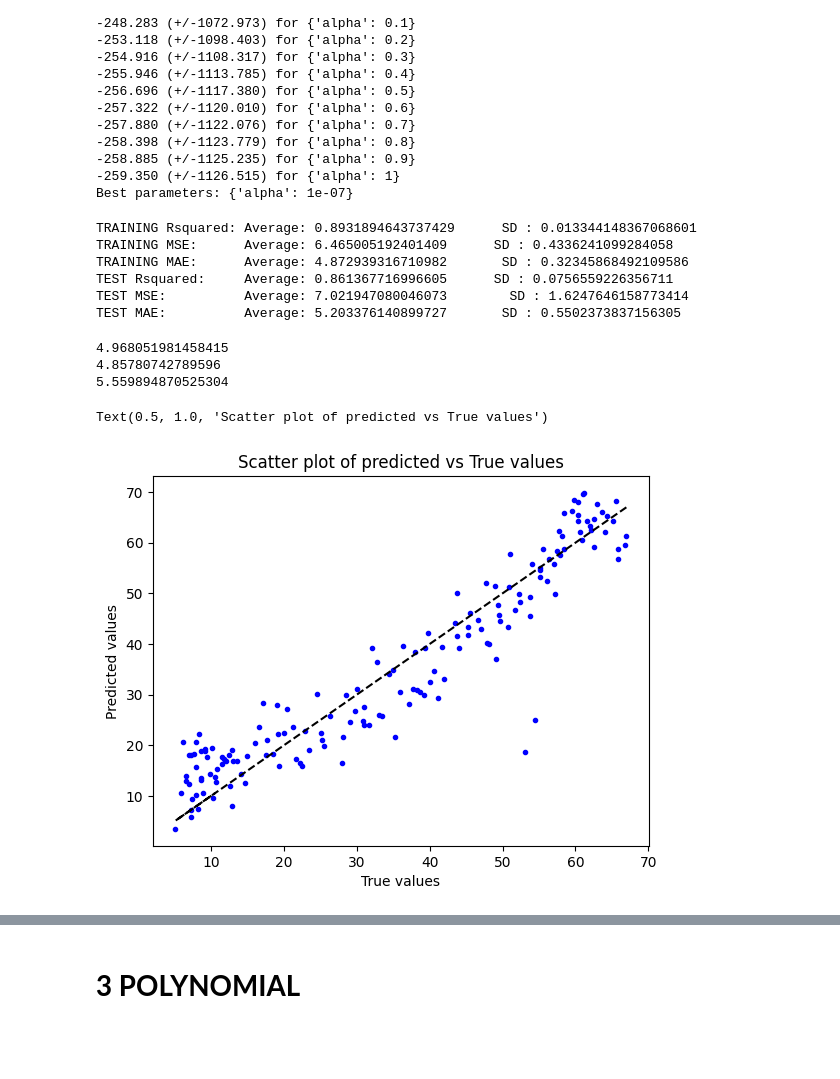
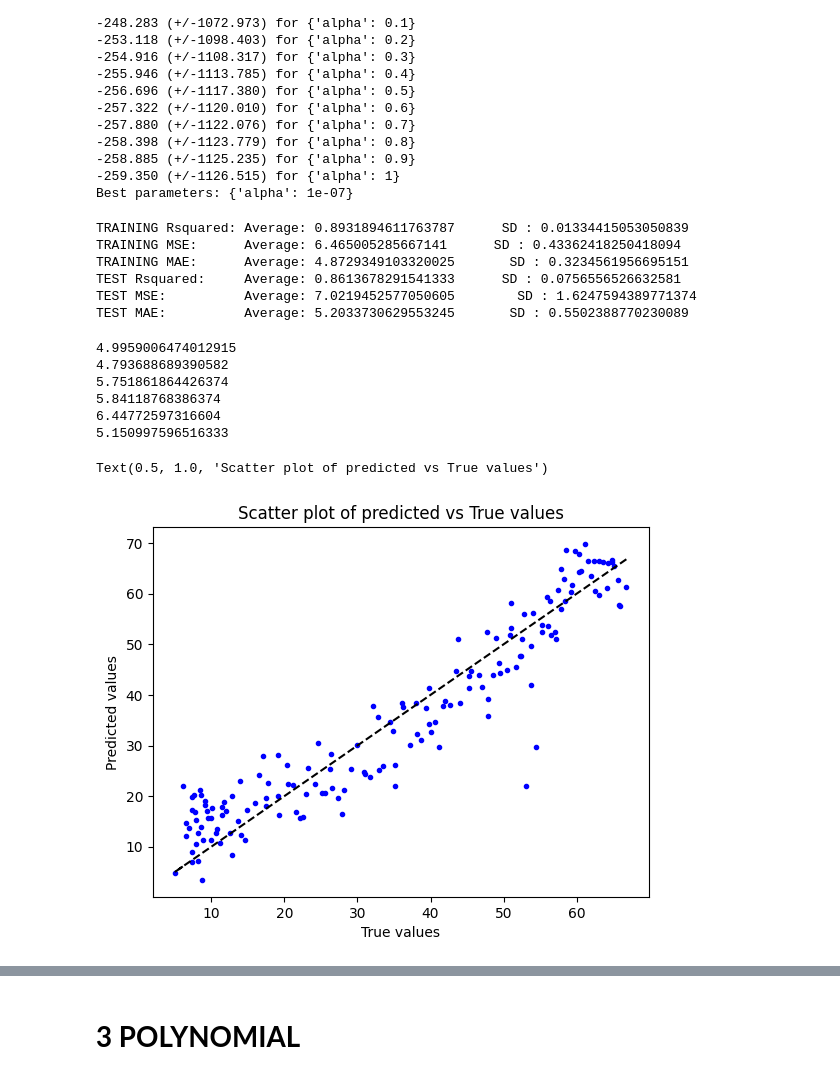
Before and after one commit to Ekissi/Ekissi, a Jupyter notebook: Machine_Learning_Models.ipynb, the cells around one changed output, grey strips where cells are left out. Saved outputs shown, nothing was run; the diff lists cells and outputs as text; code cells hidden in the pictures; blank space fills up the shorter version.

```diff
--- a/Machine_Learning_Models.ipynb
+++ b/Machine_Learning_Models.ipynb
@@ -518,8 +506,7 @@ from math import sqrt
 Dataset=pd.read_excel('/content/drive/MyDrive/Colab Notebooks/features_selected_ok.xlsx')
 features=Dataset[['Erg','Eyb','Ecb','Ecr','Ea','Eb','Ehl','Etrg','Etyb','Etcb','Etcr','Eta','Etb','Ethl']]
 label=Y=Dataset['MC']
-scalertr = StandardScaler().fit(features)
-features = scalertr.transform(features)
+features = np.array(features)
 features1 = features[range(22)]
 features2 = features[range(22,47)]
 features3 = features[range(47,69)]
@@ -566,12 +553,14 @@ for random_state in random_states:
     x_test =np.vstack((x1_test,x2_test,x3_test,x4_test,x5_test,x6_test,x7_test,x8_test,x9_test,x10_test))
     y_train = np.concatenate((y1_train,y2_train,y3_train,y4_train,y5_train,y6_train,y7_train,y8_train,y9_train,y10_train))
     y_test = np.concatenate((y1_test,y2_test,y3_test,y4_test,y5_test,y6_test,y7_test,y8_test,y9_test,y10_test))
-
+    scalertr = StandardScaler().fit(x_train)
+    x_train = scalertr.transform(x_train)
+    x_test = scalertr.transform(x_test)
     ridge = Ridge(alpha=0.00001)
-    model= ridge.fit(x_train, y_train)
+    model_ridge= ridge.fit(x_train, y_train)
 
     #TRAINING MODEL
-    y_pred = model.predict(x_train)
+    y_pred = model_ridge.predict(x_train)
     Rsquared_tr=r2_score(y_train,y_pred )
     rmse_training=sqrt(mean_squared_error(y_train,y_pred))
     mae_training = mean_absolute_error(y_train,y_pred)
@@ -580,8 +569,7 @@ for random_state in random_states:
     mae_training_list.append(mae_training)
 
     # MODEL TESTING
-    x_test_pca = pca.transform(x_test)
-    y_pred_test = model.predict(x_test)
+    y_pred_test = model_ridge.predict(x_test)
     Rsquared_tt=r2_score(y_test,y_pred_test)
     rmse_test= sqrt(mean_squared_error(y_test,y_pred_test))
     mae_test = mean_absolute_error(y_test,y_pred_test)
@@ -614,17 +602,17 @@ print("TEST Rsquared:","    Average:", average_Rsquared_tt,"","    SD :",standar
 print("TEST MSE:","         Average:", average_rmse_tt,"","      SD :",standard_deviation_rmse_tt)
 print("TEST MAE:","         Average:", average_mae_tt,"","     SD :",standard_deviation_mae_tt)
 # %% [output]
-TRAINING Rsquared: Average: 0.8931894643737429      SD : 0.013344148367068601
-TRAINING MSE:      Average: 6.465005192401409      SD : 0.4336241099284058
-TRAINING MAE:      Average: 4.872939316710982       SD : 0.32345868492109586
-TEST Rsquared:     Average: 0.861367716996605      SD : 0.0756559226356711
-TEST MSE:          Average: 7.021947080046073        SD : 1.6247646158773414
-TEST MAE:          Average: 5.203376140899727       SD : 0.5502373837156305
+TRAINING Rsquared: Average: 0.8931894611763787      SD : 0.01334415053050839
+TRAINING MSE:      Average: 6.465005285667141      SD : 0.43362418250418094
+TRAINING MAE:      Average: 4.8729349103320025       SD : 0.3234561956695151
+TEST Rsquared:     Average: 0.8613678291541333      SD : 0.0756556526632581
+TEST MSE:          Average: 7.0219452577050605        SD : 1.6247594389771374
+TEST MAE:          Average: 5.2033730629553245       SD : 0.5502388770230089
 # %%
 # @title Ridge Training plot
 import matplotlib.pyplot as plt
 #[10,20,30,40,50,60,70,80,90,100,150,200,250,300,350,400,450,500,550,600]
-random_states =150
+random_state =150
 
 x1_train,x1_test,y1_train,y1_test = train_test_split(features1,label1,test_size=0.2,random_state=random_state)
 x2_train,x2_test,y2_train,y2_test = train_test_split(features2,label2,test_size=0.2,random_state=random_state)
@@ -639,41 +627,54 @@ x10_train,x10_test,y10_train,y10_test = train_test_split(features10,label10,test
 x_train=np.vstack((x1_train,x2_train,x3_train,x4_train,x5_train,x6_train,x7_train,x8_train,x9_train,x10_train))
 x_test =np.vstack((x1_test,x2_test,x3_test,x4_test,x5_test,x6_test,x7_test,x8_test,x9_test,x10_test))
 y_train = np.concatenate((y1_train,y2_train,y3_train,y4_train,y5_train,y6_train,y7_train,y8_train,y9_train,y10_train))
 y_test = np.concatenate((y1_test,y2_test,y3_test,y4_test,y5_test,y6_test,y7_test,y8_test,y9_test,y10_test))
 
 ridge = Ridge(alpha=0.00001)
-model= ridge.fit(x_train, y_train)
+model_ridge= ridge.fit(x_train, y_train)
 
 #TRAINING MODEL
-y_pred = model.predict(x_train)
+y_pred = model_ridge.predict(x_train)
 dif_mc = abs(y_pred - y_train)
 y_train = np.array(y_train)
 m = dif_mc[np.where(y_train > 50)]
 n = dif_mc[np.where((y_train > 15) & (y_train < 50))]
 t = dif_mc[np.where(y_train < 15)]
 mae1 = m.mean()
 mae2 = n.mean()
 mae3 = t.mean()
 print(mae1)
 print(mae2)
 print(mae3)
 # MODEL TESTING
-x_test_pca = pca.transform(x_test)
-y_pred_test = model.predict(x_test)
+y_pred_test = model_ridge.predict(x_test)
+dif_mc_tt = abs(y_pred_test - y_test)
+y_test = np.array(y_test)
+m = dif_mc_tt[np.where(y_test > 50)]
+n = dif_mc_tt[np.where((y_test > 15) & (y_test < 50))]
+t = dif_mc_tt[np.where(y_test < 15)]
+mae1_tt = m.mean()
+mae2_tt = n.mean()
+mae3_tt = t.mean()
+print(mae1_tt)
+print(mae2_tt)
+print(mae3_tt)
 
 plt.scatter(y_train,y_pred,color='blue',marker='.')
 plt.plot(y_train, y_train, color='black',linestyle = '--')
 plt.xlabel('True values')
 plt.ylabel('Predicted values')
 plt.title('Scatter plot of predicted vs True values')
 #plt.savefig('Scatter_plot_training_RIDGE_AP.jpg')
 #plt.show()
 # %% [output]
-4.968051981458415
-4.85780742789596
-5.559894870525304
+4.9959006474012915
+4.793688689390582
+5.751861864426374
+5.84118768386374
+6.44772597316604
+5.150997596516333
 Text(0.5, 1.0, 'Scatter plot of predicted vs True values')
-[figure, old version]
+[figure, new version]
 # %%
 # @title Ridge Testing plot
 import matplotlib.pyplot as plt
```
Also changed, not shown: parts of 10 cells of this notebook.
